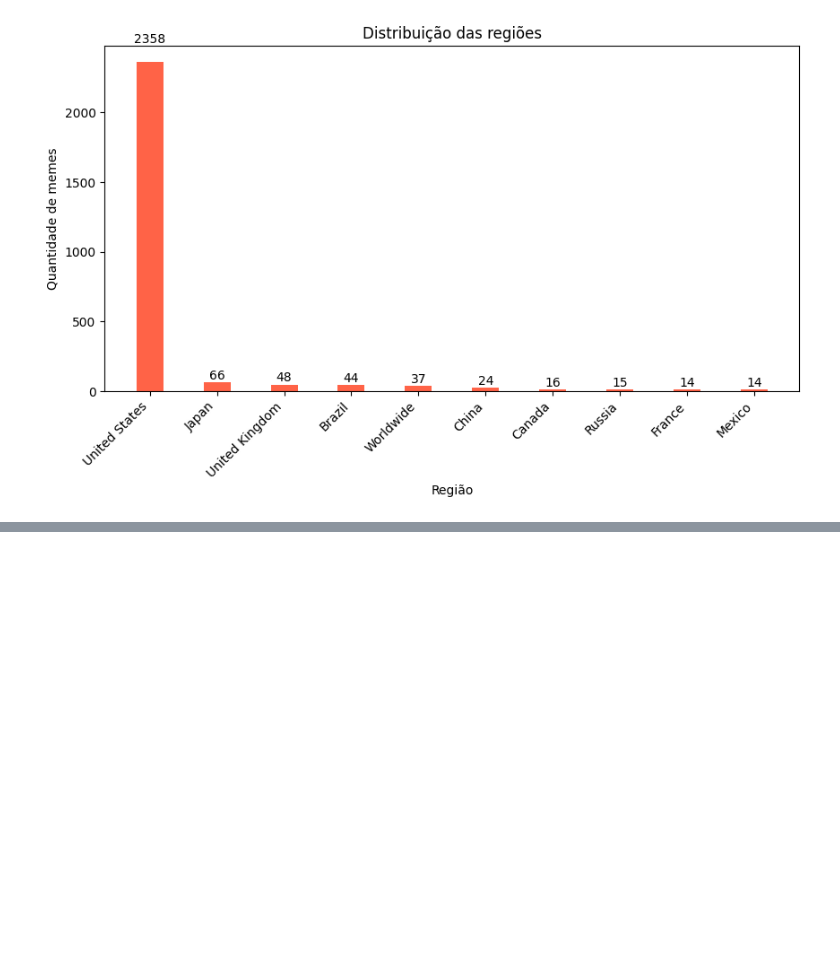
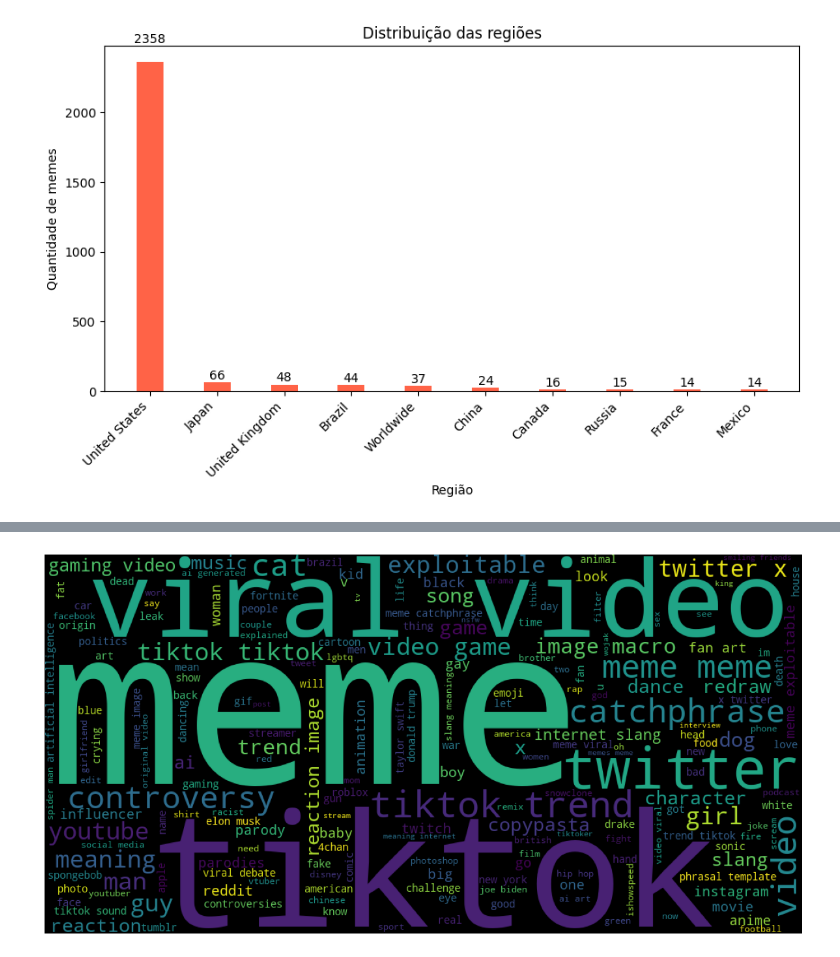
Before and after one commit to RdgFerreira/TPCompSocial, a Jupyter notebook: stats.ipynb, the cells around one changed output, grey strips where cells are left out. Drawn from its saved outputs; the diff is of its cells as text; code cells hidden in the pictures; blank space fills up the shorter version.

```diff
--- a/stats.ipynb
+++ b/stats.ipynb
@@ -34,6 +34,11 @@ print(len(confirmed))
 # %% [output]
 3854
 248
+# %%
+# Use one single label for X / Twitter
+for meme in memes:
+    if meme['Origin'] in ['Twitter / X', 'Twitter', 'X']:
+        meme['Origin'] = 'X / Twitter'
 # %%
 regions_list = [meme['Region'] for meme in memes if 'Region' in meme.keys()]
 regions_distribution = dict(Counter(regions_list))
@@ -70,3 +75,19 @@ autolabel(rects)
 plt.show()
 # %% [output]
 [figure]
+# %%
+%pip install wordcloud
+from wordcloud import WordCloud
+
+all_tags = []
+for meme in memes:
+    all_tags += meme['tags']
+
+tags = ' '.join(all_tags)
+
+wordcloud = WordCloud(width = 1000, height = 500).generate(tags)
+plt.figure(figsize=(15,8))
+plt.imshow(wordcloud)
+plt.axis("off")
+plt.show()
+# %% [output]
@@ -72,0 +114 @@ plt.show()
+[figure, added]
```
Also changed, not shown: parts of 8 cells of this notebook.
